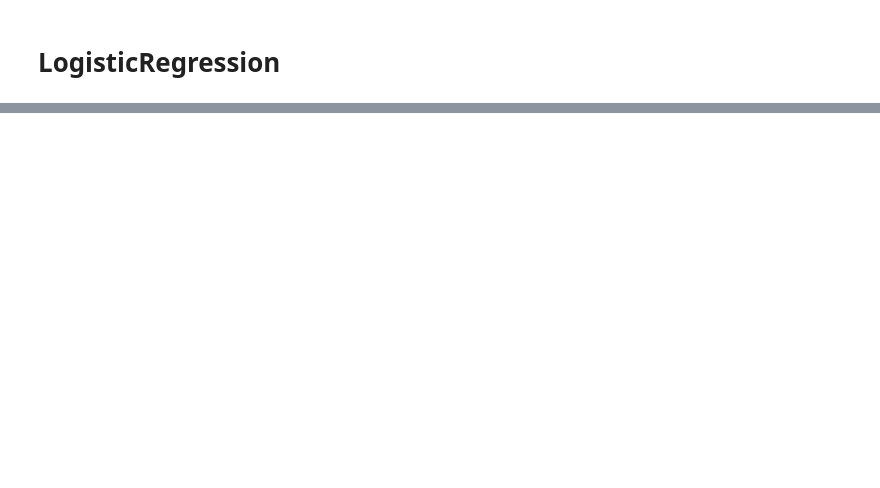
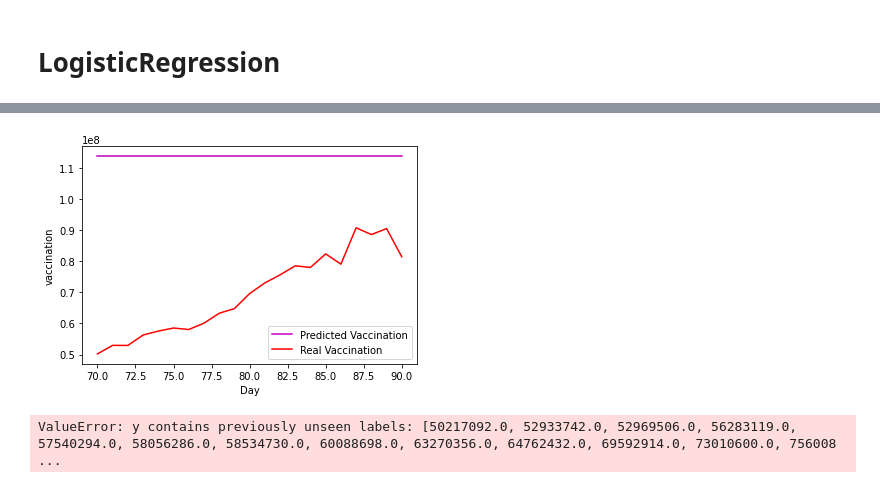
Before and after one commit to yanliang789/covid_19_trend, a Jupyter notebook: covid_19_trend.ipynb, the cells around one changed output, grey strips where cells are left out. Saved outputs shown, nothing was run; the diff lists cells and outputs as text; code cells hidden in the pictures; blank space fills up the shorter version.

```diff
--- a/covid_19_trend.ipynb
+++ b/covid_19_trend.ipynb
@@ -181,0 +206,4 @@ cm = confusion_matrix(y_test, y_pred)
+# %%
+df_y = pd.read_csv('02_28_to_03_20_vaccination.csv')
+y_v_test = df_y.iloc[:,-1]
+y_v_test
@@ -181,0 +228,9 @@ cm = confusion_matrix(y_test, y_pred)
+# %%
+plt.plot(x_pred, y_v_pred, color='m', label="Predicted Vaccination")
+plt.plot(x_pred, y_v_test, color='r',label="Real Vaccination")
+plt.legend()
+plt.xlabel("Day")
+plt.ylabel("vaccination")
+plt.show()
+# %% [output]
+[figure, added]
@@ -181,0 +251,10 @@ cm = confusion_matrix(y_test, y_pred)
+# %%
+from sklearn.preprocessing import LabelEncoder
+
+le = LabelEncoder()
+le.fit(y_v_train)
+
+train_v_y = le.transform(y_v_train)
+test_v_y = le.transform(y_v_test)
+# %% [output]
+ValueError: y contains previously unseen labels: [50217092.0, 52933742.0, 52969506.0, 56283119.0, 57540294.0, 58056286.0, 58534730.0, 60088698.0, 63270356.0, 64762432.0, 69592914.0, 73010600.0, 756008 ...
```
Also changed, not shown: parts of 34 cells of this notebook.
